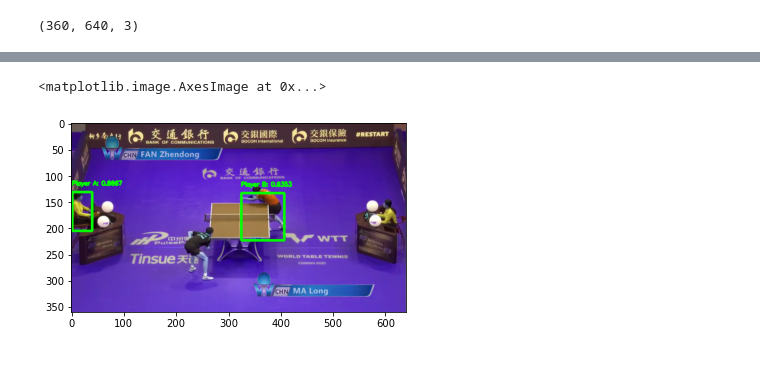
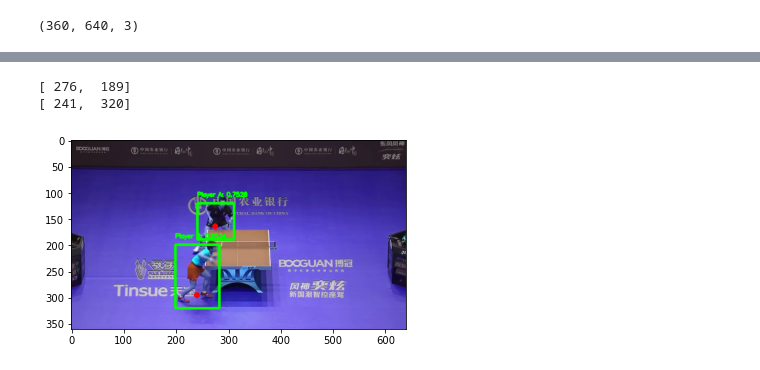
Before and after one commit to archeltaneka/table-tennis-analytics, a Jupyter notebook: table_tennis_analytic_playground.ipynb, the cells around one changed output, grey strips where cells are left out. Cells and saved outputs as stored; diff of their text form; code cells hidden in the pictures.

Commit message:
feat: added player information dict into video analysis

```diff
--- a/table_tennis_analytic_playground.ipynb
+++ b/table_tennis_analytic_playground.ipynb
@@ -222,5 +220,5 @@ plt.show()
 # %%
-PATH = './data/ml_fzd_bank_of_communications_final_2020_set_1.mp4'
+PATH = './data/xu_tomokazu_bank_of_communications_2020_set_1.mp4'
 scaling_factor = 0.5
 
 cap = cv2.VideoCapture(PATH)
@@ -244,9 +242,4 @@ for i in range(len(preds)):
 
 yolo3_custom.correct_yolo_boxes(bboxes, img_h, img_w, net_h, net_w)
 yolo3_custom.do_nms(bboxes, nms_thresh)
-player_1_img = yolo3_custom.draw_boxes(new_img, n_frame, bboxes, labels, obj_thresh, src_pts, player_info, player=player_info['player_A']['label'])
+image = yolo3_custom.draw_boxes(new_img, n_frame, bboxes, labels, obj_thresh, src_pts, player_info, player=player_info['player_A']['label'])
-# %%
-plt.imshow(new_img)
-# %% [output]
-<matplotlib.image.AxesImage at 0x...>
-[figure, removed]
@@ -253 +253,7 @@ plt.imshow(new_img)
+# %%
+drawPlayers(image, bboxes, labels, showResult=True)
+# %% [output]
+[ 276,  189]
+[ 241,  320]
+[figure, added]
 # %%
```
Also changed, not shown: parts of 10 cells of this notebook.
